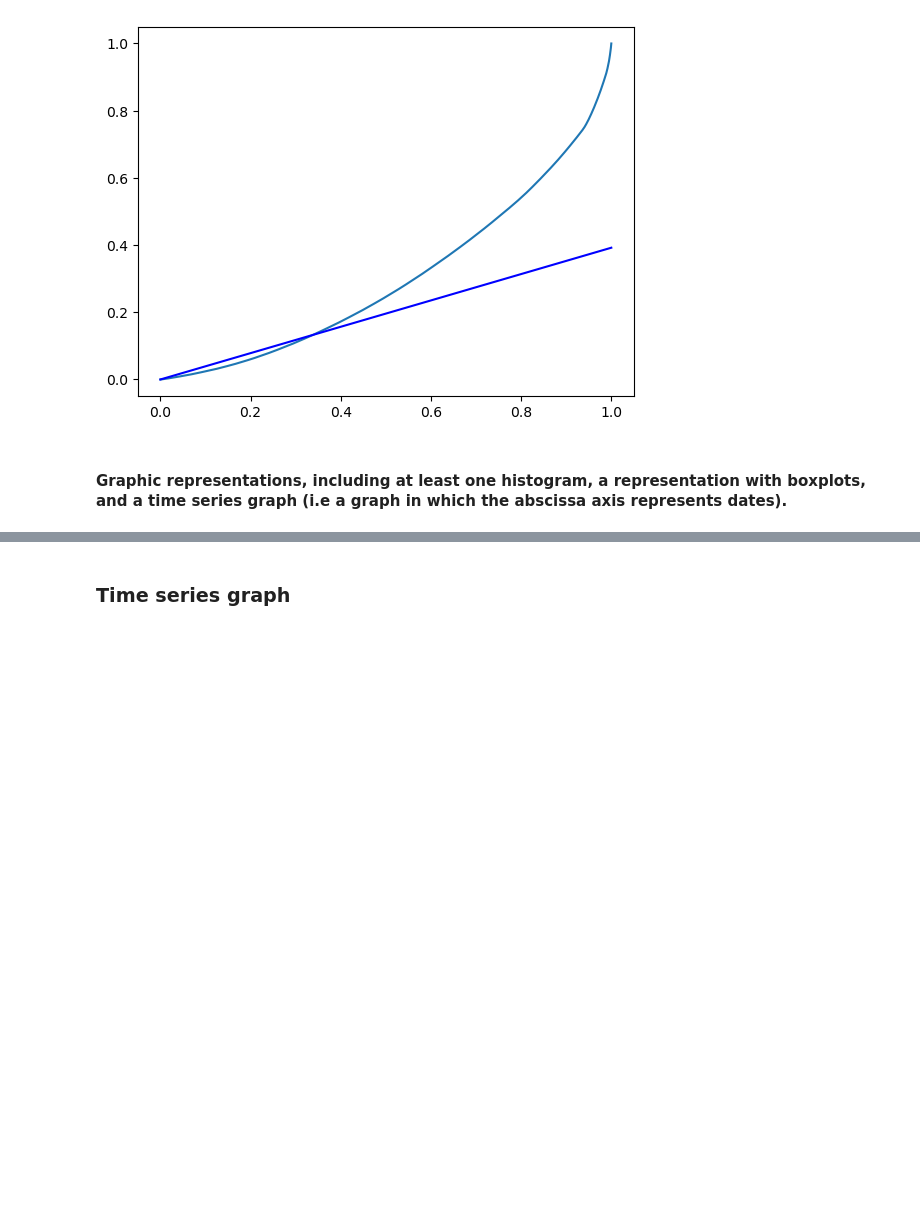
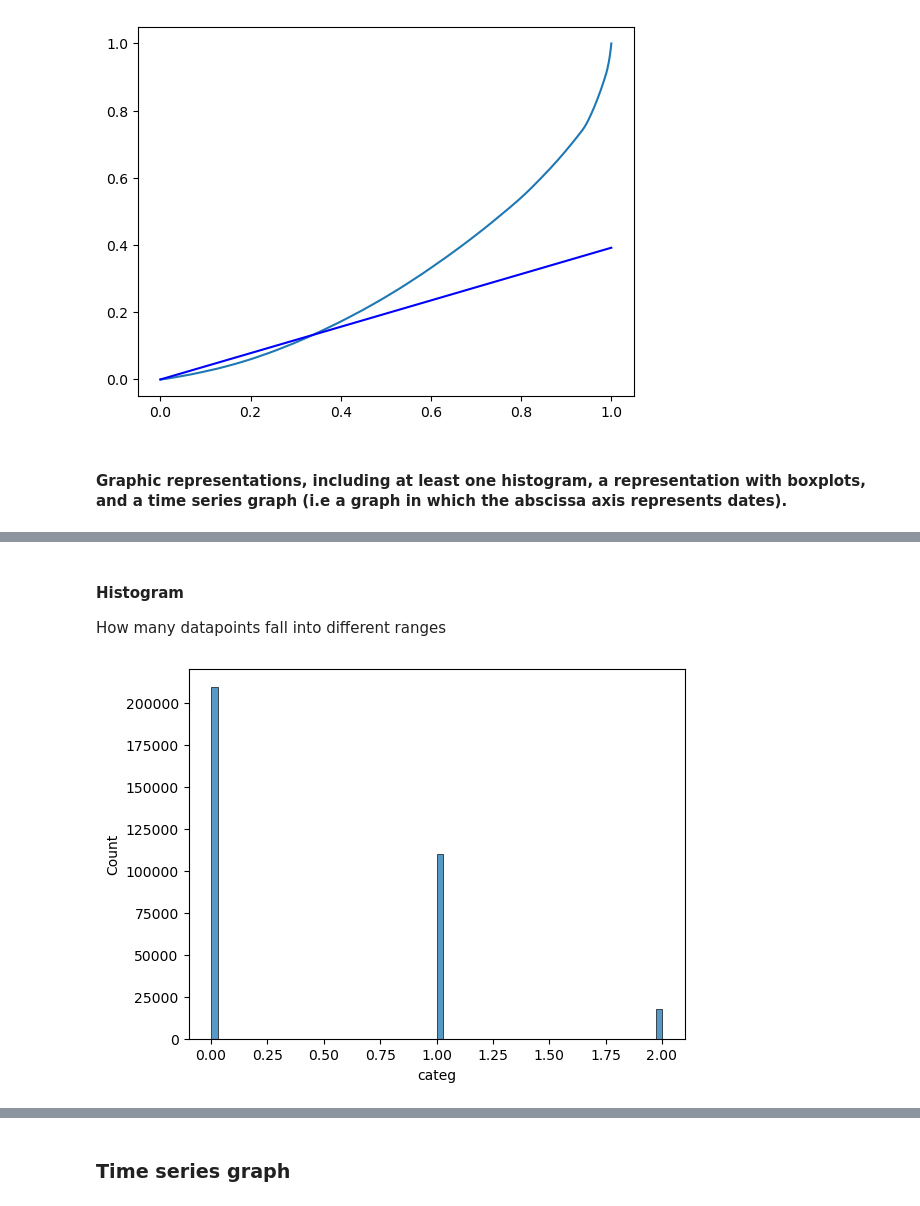
Before and after one commit to lakelure2020/OpenClassroom, a Jupyter notebook: Exploratory_Data_Analysis_with_Python.ipynb, the cells around one changed output, grey strips where cells are left out. Cells and saved outputs as stored; diff of their text form; code cells hidden in the pictures; blank space fills up the shorter version.

```diff
--- a/Exploratory_Data_Analysis_with_Python.ipynb
+++ b/Exploratory_Data_Analysis_with_Python.ipynb
@@ -425,0 +452,9 @@ plt.plot(x, y, label='gini_coefficient', color='blue')
+# %% [markdown]
+#### Histogram
+How many datapoints fall into different ranges
+# %%
+# Histogram by Category
+sns.histplot(data=df, x='categ')
+plt.show()
+# %% [output]
+[figure, added]
```
Also changed, not shown: parts of 70 cells of this notebook.
